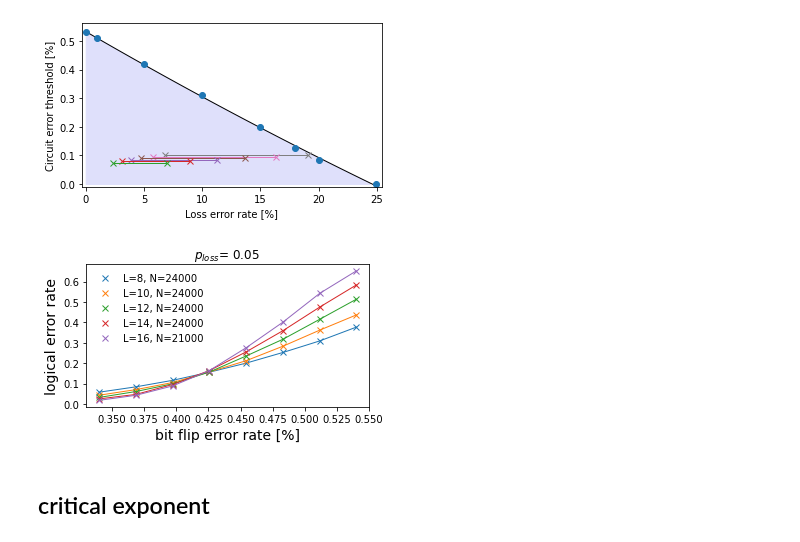
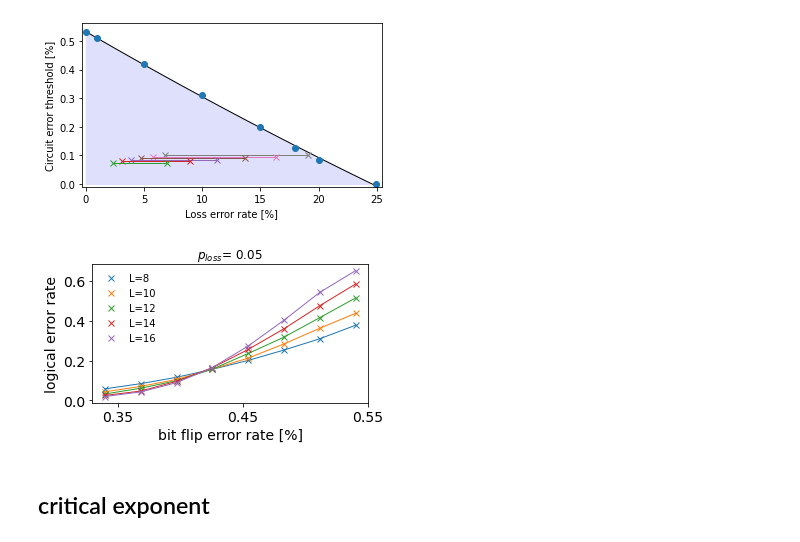
Before and after one commit to hassan-shap/quantum-emitter, a Jupyter notebook: pp_threshold_qdot.ipynb, the cells around one changed output. Drawn from its saved outputs; the diff is of its cells as text; code cells hidden in the pictures.

```diff
--- a/pp_threshold_qdot.ipynb
+++ b/pp_threshold_qdot.ipynb
@@ -408,39 +408,39 @@ for i_L, L in enumerate(L_list):
     #         npz_file = np.load(fname)
     #         p1_list, loss_prob, fail_prob_z, Nrep_loss, Nrep_flip = npz_file['p1_list'], npz_file['loss_prob'], npz_file['fail_prob_z'], npz_file['Nrep_loss'], npz_file['Nrep_flip']
     #         if first :
     #             first = False
     #             fail_prob_avg = np.zeros(len(p1_list))
     #             loss_prob_avg = 0
     #             Ntot_loss = 0
     #             Ntot_flip = 0
     #             Ntot = 0
     #         fail_prob_avg += (fail_prob_z+loss_prob)
     #         loss_prob_avg += loss_prob
     #         Ntot += Nrep_loss#*(Nrep_loss-loss_prob)+loss_prob
     if not first:
         failure_ratio = fail_prob_avg/Ntot
         loss_ratio = loss_prob_avg/Ntot
         plt.plot(100*p1_list,failure_ratio,"-", color="C%d" % (i_L), linewidth=1 )
-        plt.plot(100*p1_list,failure_ratio,"x", color="C%d" % (i_L), label="L=%d, N=%d" % (L,Ntot))
-        # plt.plot(100*p1_list,failure_ratio,"x", color="C%d" % (i_L), label="L=%d" % L)
+        # plt.plot(100*p1_list,failure_ratio,"x", color="C%d" % (i_L), label="L=%d, N=%d" % (L,Ntot))
+        plt.plot(100*p1_list,failure_ratio,"x", color="C%d" % (i_L), label="L=%d" % L)
 
 plt.legend(frameon=False,scatterpoints=1)
 plt.title(r"$p_{loss} $= %.2f " % (prob_l))
 fsize = 14
 
-# plt.xticks(np.arange(0.2,0.41,0.1),fontsize=fsize)
-# plt.yticks(np.arange(0.0,0.61,0.2),fontsize=fsize)
+plt.xticks(np.arange(0.35,0.55,0.1),fontsize=fsize)
+plt.yticks(np.arange(0.0,0.61,0.2),fontsize=fsize)
 
 # plt.ylim([0.0,0.4])
 # plt.yscale("log")
 # plt.grid()
 plt.xlabel("bit flip error rate [%]",fontsize=fsize)
 plt.ylabel("logical error rate",fontsize=fsize)
 plt.tight_layout()
-# plt.savefig("figs/qdot_loss_%.2f_threshold.pdf" % (prob_l))
+plt.savefig("figs/qdot_loss_%.2f_threshold.pdf" % (prob_l))
 plt.show()
 # %% [output]
-[figure, old version]
+[figure, new version]
 # %% [markdown]
 ## critical exponent
 # %%
```
Also changed, not shown: 14 other files.
